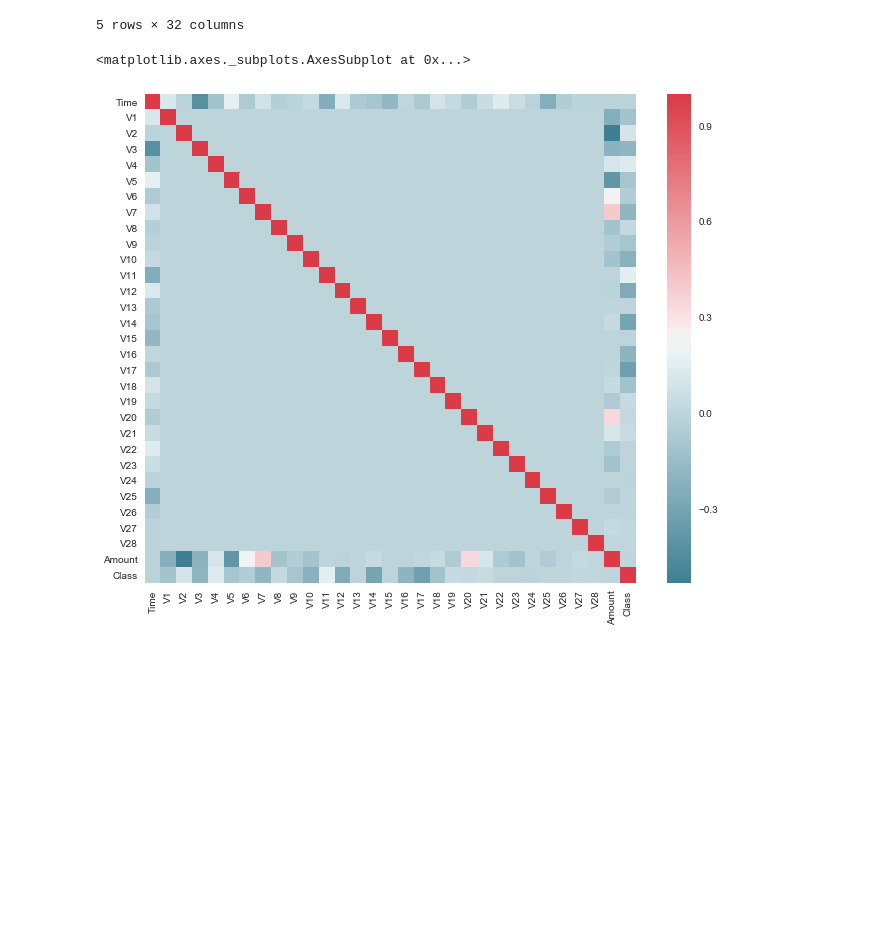
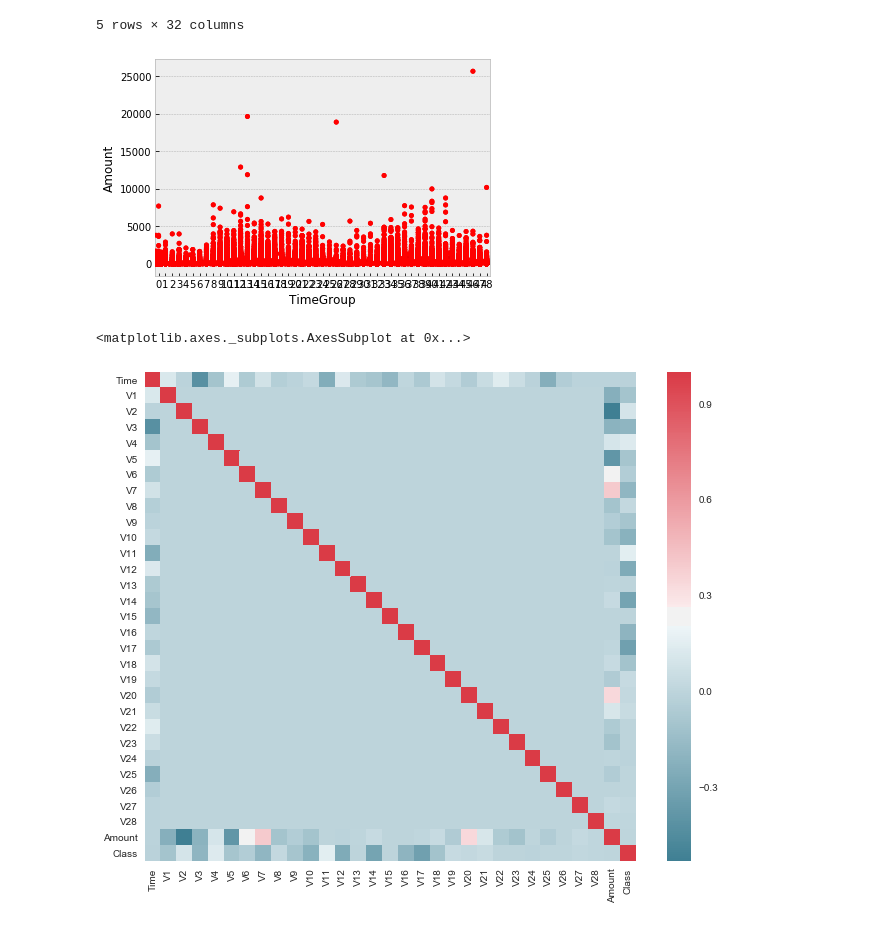
Before and after one commit to MojiFar/fraud_detection, a Jupyter notebook: fraud_detection.ipynb, the cells around one changed output. Cells and saved outputs as stored; diff of their text form; code cells hidden in the pictures; blank space fills up the shorter version.

```diff
--- a/fraud_detection.ipynb
+++ b/fraud_detection.ipynb
@@ -72,13 +72,15 @@ dataset.tail()
 # %%
 import seaborn as sns
 #f, (ax0, ax1) = plt.subplots(2, 1, sharex=True, figsize=(12,4))
 #ax0 = sns.regplot(x=dataset.TimeGroup.astype(int), y=dataset.Amount[dataset.Class == 1],
 #                    palette="Set2", data= dataset, jitter=True)
 #ax1 = sns.regplot(x=dataset.TimeGroup.astype(int), y=dataset.Amount[dataset.Class == 0],
 #                    palette="Set2", data= dataset, jitter=True)
 #ax1 = sns.stripplot(x=dataset.Class, y=dataset.Amount, data= dataset, jitter=True)
-ax0 = sns.swarmplot(x=dataset.TimeGroup.astype(int), y=dataset.Amount[dataset.Class == 0], data=dataset, color = 'red')
+ax0 = sns.swarmplot(x=dataset.TimeGroup.astype(int), y=dataset.Amount[dataset.Class == 1], data=dataset, color = 'red')
 plt.show()
+# %% [output]
+[figure, added]
 # %%
 import seaborn as sns
 sns.set(style="white")
```
Also changed, not shown: parts of 6 cells of this notebook.
